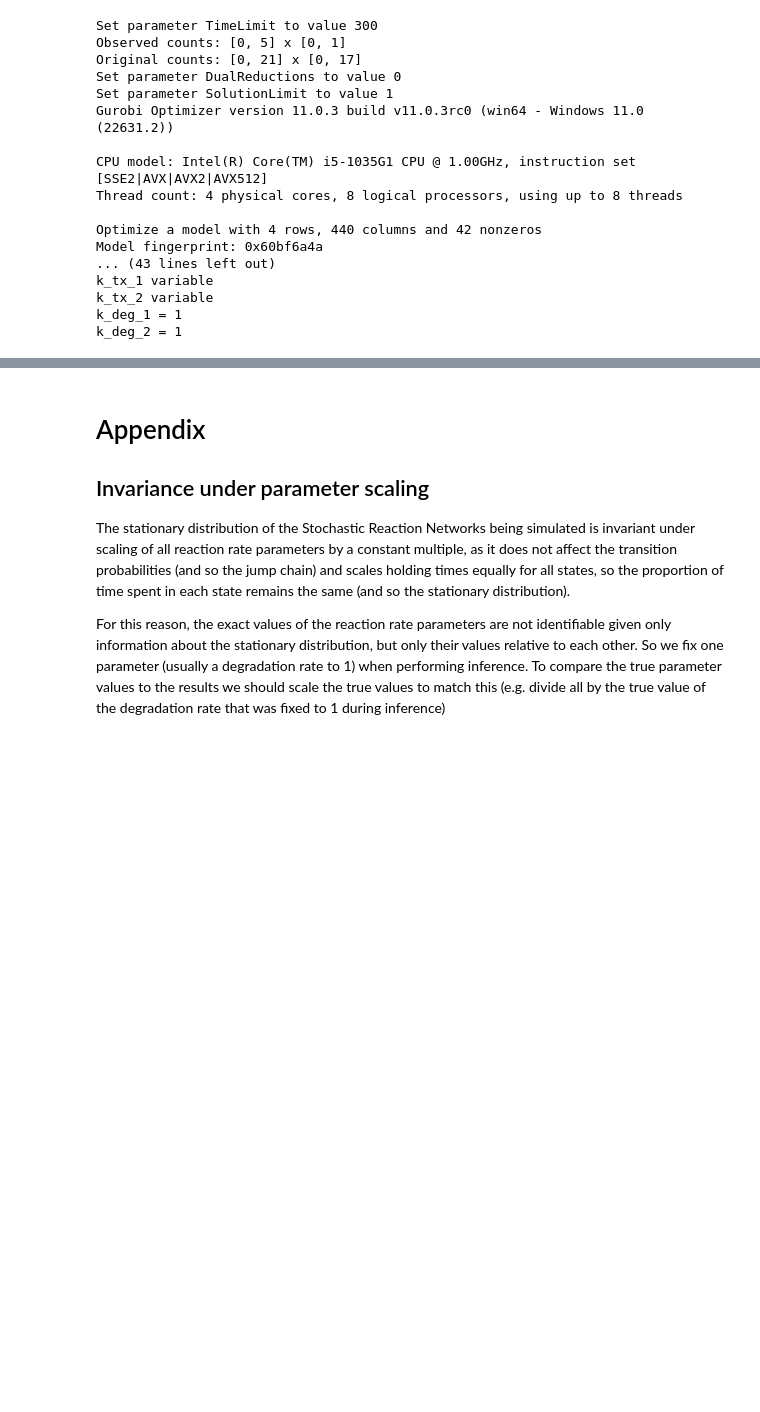
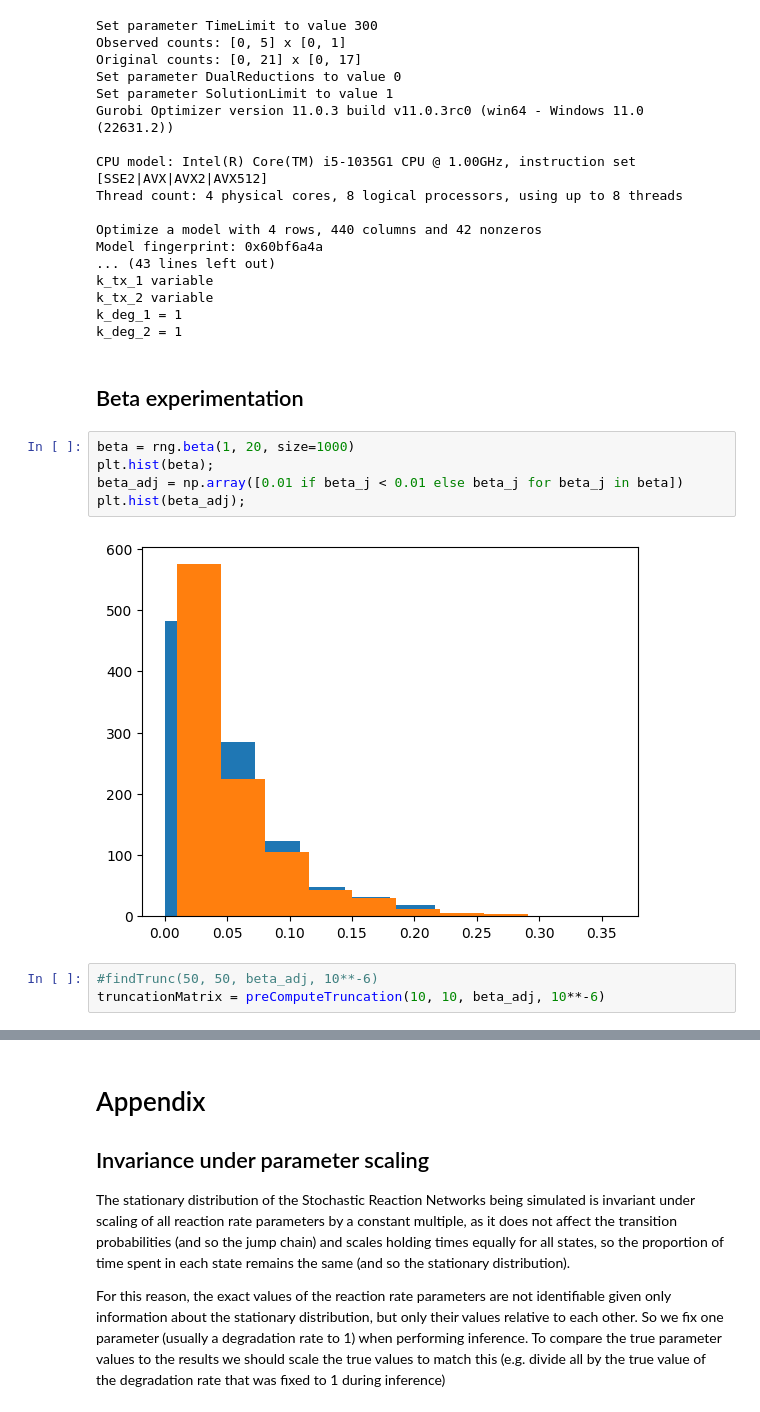
Before and after one commit to willjgh/M5R, a Jupyter notebook: Interaction/parameter_simulation.ipynb, the cells around one changed output, grey strips where cells are left out. Saved outputs shown, nothing was run; the diff lists cells and outputs as text; blank space fills up the shorter version.

```diff
--- a/Interaction/parameter_simulation.ipynb
+++ b/Interaction/parameter_simulation.ipynb
@@ -1144,3 +1144,15 @@ k_tx_1 variable
 k_tx_2 variable
 k_deg_1 = 1
 k_deg_2 = 1
+# %% [markdown]
+## Beta experimentation
+# %%
+beta = rng.beta(1, 20, size=1000)
+plt.hist(beta);
+beta_adj = np.array([0.01 if beta_j < 0.01 else beta_j for beta_j in beta])
+plt.hist(beta_adj);
+# %% [output]
+[figure, added]
+# %%
+#findTrunc(50, 50, beta_adj, 10**-6)
+truncationMatrix = preComputeTruncation(10, 10, beta_adj, 10**-6)
```
Also changed, not shown: parts of 16 cells of this notebook, 6 other files.
